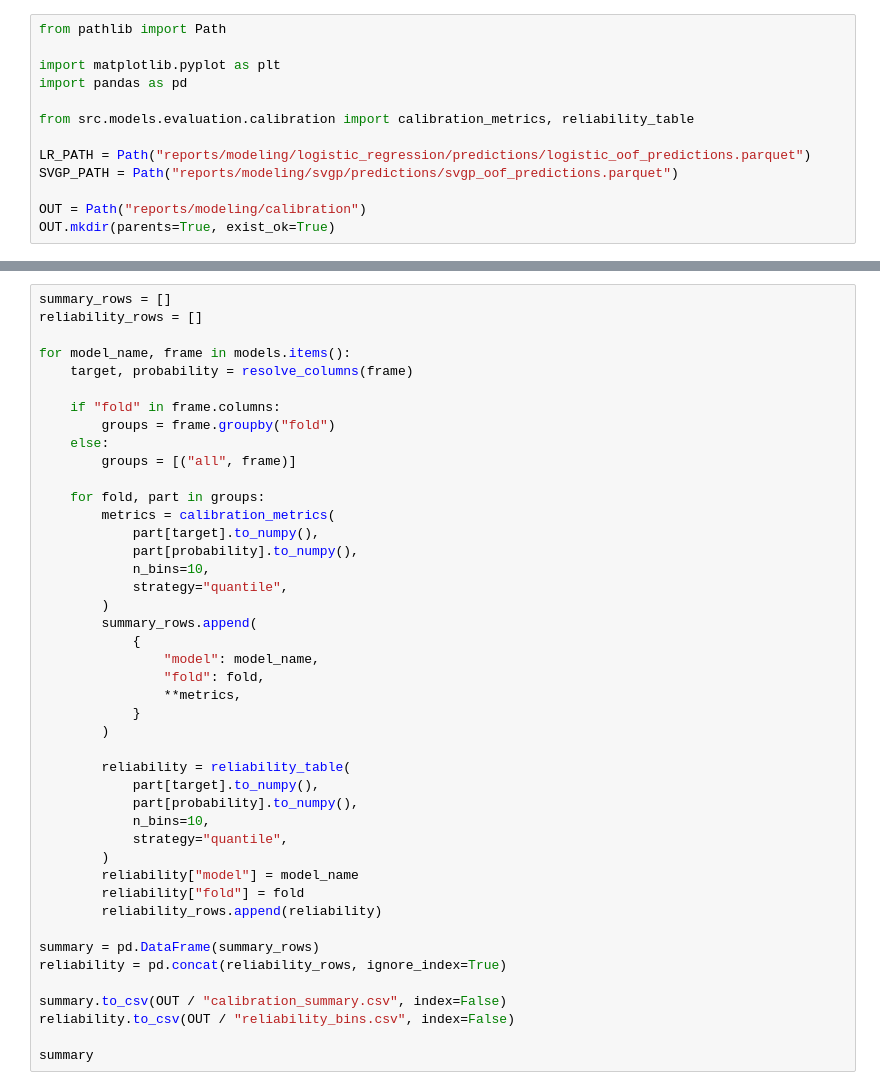
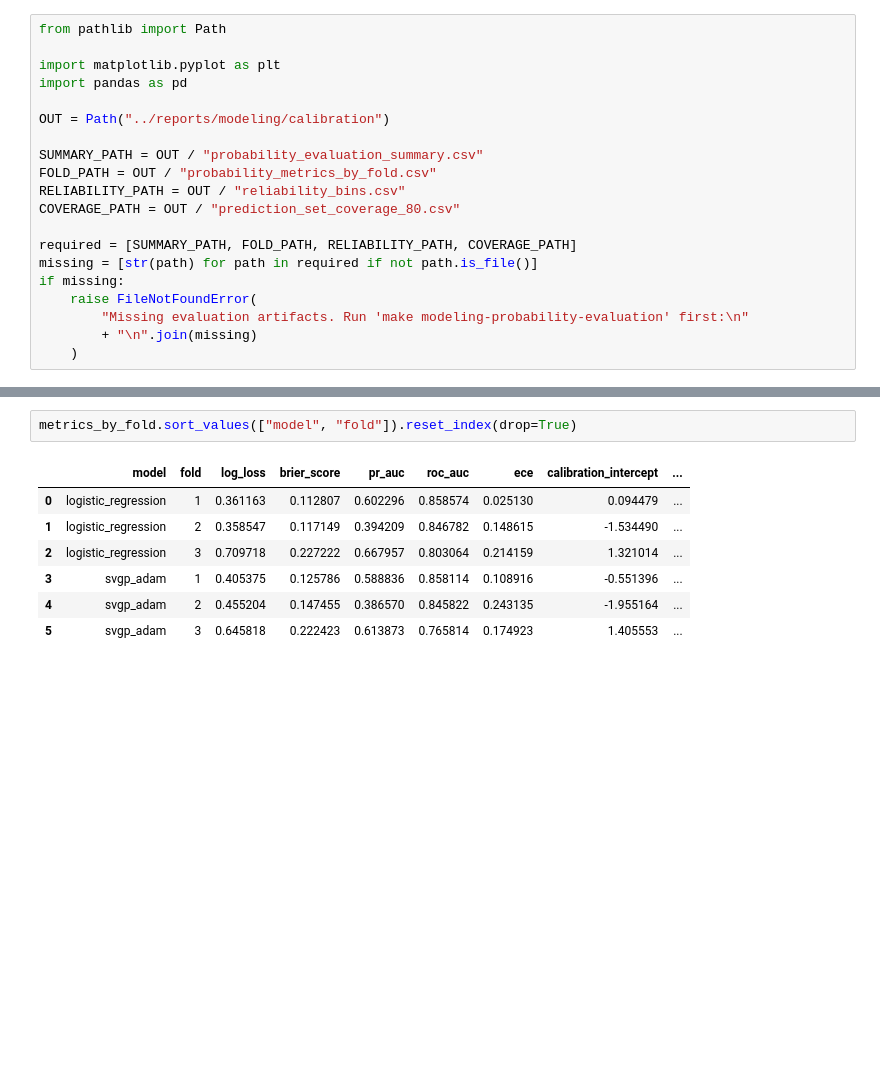
Before and after one commit to algorithmicgovernance/SprawlGP, a Jupyter notebook: notebooks/10_calibration_analysis.ipynb, the cells around one changed output, grey strips where cells are left out. Saved outputs shown, nothing was run; the diff lists cells and outputs as text; blank space fills up the shorter version.

```diff
--- a/notebooks/10_calibration_analysis.ipynb
+++ b/notebooks/10_calibration_analysis.ipynb
@@ -15,11 +19,18 @@ from pathlib import Path
 import matplotlib.pyplot as plt
 import pandas as pd
 
-from src.models.evaluation.calibration import calibration_metrics, reliability_table
+OUT = Path("../reports/modeling/calibration")
 
-LR_PATH = Path("reports/modeling/logistic_regression/predictions/logistic_oof_predictions.parquet")
-SVGP_PATH = Path("reports/modeling/svgp/predictions/svgp_oof_predictions.parquet")
+SUMMARY_PATH = OUT / "probability_evaluation_summary.csv"
+FOLD_PATH = OUT / "probability_metrics_by_fold.csv"
+RELIABILITY_PATH = OUT / "reliability_bins.csv"
+COVERAGE_PATH = OUT / "prediction_set_coverage_80.csv"
 
-OUT = Path("reports/modeling/calibration")
-OUT.mkdir(parents=True, exist_ok=True)
+required = [SUMMARY_PATH, FOLD_PATH, RELIABILITY_PATH, COVERAGE_PATH]
+missing = [str(path) for path in required if not path.is_file()]
+if missing:
+    raise FileNotFoundError(
+        "Missing evaluation artifacts. Run 'make modeling-probability-evaluation' first:\n"
+        + "\n".join(missing)
+    )
 # %%
@@ -52,47 +47,13 @@ models = {
 # %%
-summary_rows = []
-reliability_rows = []
-
-for model_name, frame in models.items():
-    target, probability = resolve_columns(frame)
-
-    if "fold" in frame.columns:
-        groups = frame.groupby("fold")
-    else:
-        groups = [("all", frame)]
-
-    for fold, part in groups:
-        metrics = calibration_metrics(
-            part[target].to_numpy(),
-            part[probability].to_numpy(),
-            n_bins=10,
-            strategy="quantile",
-        )
-        summary_rows.append(
-            {
-                "model": model_name,
-                "fold": fold,
-                **metrics,
-            }
-        )
-
-        reliability = reliability_table(
-            part[target].to_numpy(),
-            part[probability].to_numpy(),
-            n_bins=10,
-            strategy="quantile",
-        )
-        reliability["model"] = model_name
-        reliability["fold"] = fold
-        reliability_rows.append(reliability)
-
-summary = pd.DataFrame(summary_rows)
-reliability = pd.concat(reliability_rows, ignore_index=True)
-
-summary.to_csv(OUT / "calibration_summary.csv", index=False)
-reliability.to_csv(OUT / "reliability_bins.csv", index=False)
-
-summary
+metrics_by_fold.sort_values(["model", "fold"]).reset_index(drop=True)
+# %% [output]
+|  | model | fold | log_loss | brier_score | pr_auc | roc_auc | ece | calibration_intercept | ... |
+| 0 | logistic_regression | 1 | 0.361163 | 0.112807 | 0.602296 | 0.858574 | 0.025130 | 0.094479 | ... |
+| 1 | logistic_regression | 2 | 0.358547 | 0.117149 | 0.394209 | 0.846782 | 0.148615 | -1.534490 | ... |
+| 2 | logistic_regression | 3 | 0.709718 | 0.227222 | 0.667957 | 0.803064 | 0.214159 | 1.321014 | ... |
+| 3 | svgp_adam | 1 | 0.405375 | 0.125786 | 0.588836 | 0.858114 | 0.108916 | -0.551396 | ... |
+| 4 | svgp_adam | 2 | 0.455204 | 0.147455 | 0.386570 | 0.845822 | 0.243135 | -1.955164 | ... |
+| 5 | svgp_adam | 3 | 0.645818 | 0.222423 | 0.613873 | 0.765814 | 0.174923 | 1.405553 | ... |
 # %%
 for model_name in reliability["model"].unique():
     part = reliability[reliability["model"] == model_name]
```
Also changed, not shown: parts of 4 cells of this notebook, 32 other files.
